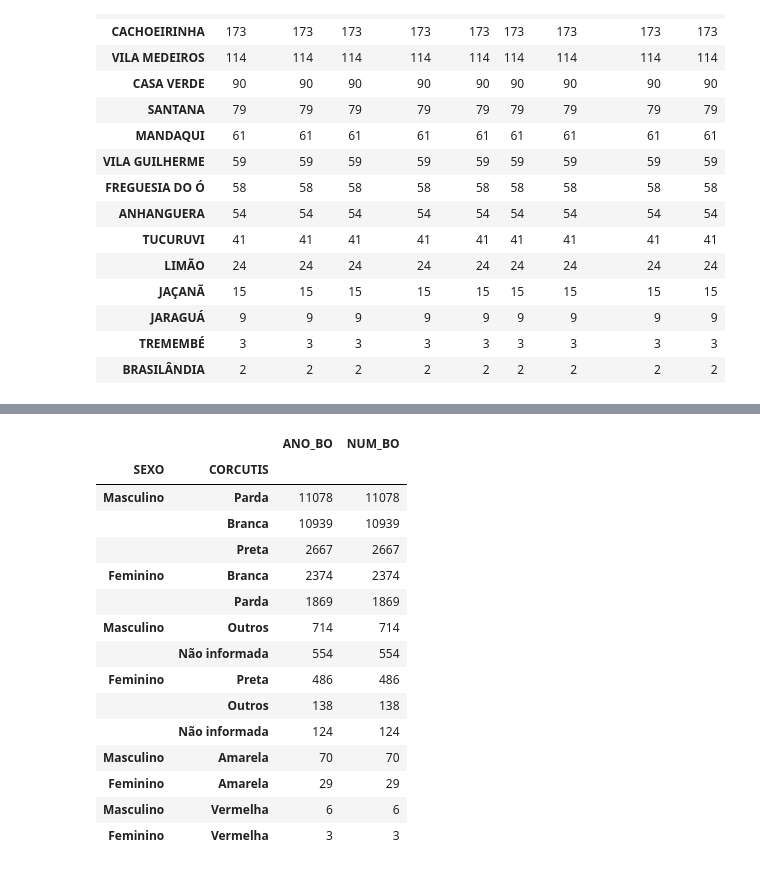
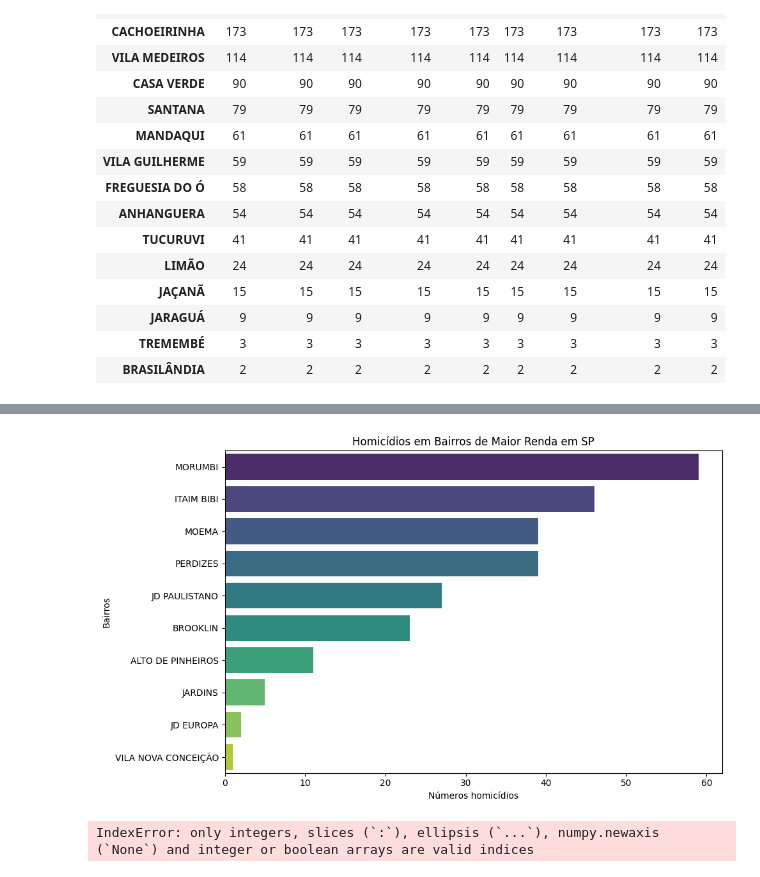
Before and after one commit to Pennini/Curso-Python-2022, a Jupyter notebook: Projeto_Final/projeto_final_crimes.ipynb, the cells around one changed output, grey strips where cells are left out. Saved outputs shown, nothing was run; the diff lists cells and outputs as text; code cells hidden in the pictures.

```diff
--- a/Projeto_Final/projeto_final_crimes.ipynb
+++ b/Projeto_Final/projeto_final_crimes.ipynb
@@ -391,5 +362,12 @@ bairros_maior_renda_sp = [
 ]
 maior_renda, homicidios_maior = maiuscula(bairros_maior_renda_sp)
 soma_maior_renda = homicidios_maior["ANO"].sum()
-homicidios_maior
+# Gráfico homicídios maior renda em sp
+plt.figure(figsize=(10, 6))
+sns.barplot(x=homicidios_maior["ANO"], y=homicidios_maior.index, data=homicidios_maior, palette="viridis")
+plt.xlabel("Números homicídios")
+plt.ylabel("Bairros")
+plt.title("Homicídios em Bairros de Maior Renda em SP")
+plt.tight_layout()
+plt.show()
 # %% [output]
@@ -408,3 +374,4 @@ homicidios_maior
+[figure, added]
 # %%
 idade_hom = idade.groupby("IDADE").count().sort_values(by="NUM_BO", ascending=False)
 sexo_hom = sexo.groupby("SEXO").count()
@@ -412,21 +379,5 @@ corcutis_hom = cor.groupby("CORCUTIS").count().sort_values(by="NUM_BO", ascendin
 # %%
 correlacao_idade_sexo = idade.merge(sexo, how='inner').groupby(["SEXO", "IDADE"]).count().sort_values(by=["ANO_BO", "ANO_BO"], ascending=[False, True])
 correlacao_cor_sexo = sexo.merge(cor, how='inner').groupby(["SEXO","CORCUTIS"]).count().sort_values(by=["ANO_BO", "ANO_BO"], ascending=[False, True])
-correlacao_cor_sexo
 # %% [output]
-|  |  | ANO_BO | NUM_BO |
-| SEXO | CORCUTIS |  |  |
-| Masculino | Parda | 11078 | 11078 |
-|  | Branca | 10939 | 10939 |
-|  | Preta | 2667 | 2667 |
-| Feminino | Branca | 2374 | 2374 |
-|  | Parda | 1869 | 1869 |
-| Masculino | Outros | 714 | 714 |
-|  | Não informada | 554 | 554 |
-| Feminino | Preta | 486 | 486 |
-|  | Outros | 138 | 138 |
-|  | Não informada | 124 | 124 |
-| Masculino | Amarela | 70 | 70 |
-| Feminino | Amarela | 29 | 29 |
-| Masculino | Vermelha | 6 | 6 |
-| Feminino | Vermelha | 3 | 3 |
+IndexError: only integers, slices (`:`), ellipsis (`...`), numpy.newaxis (`None`) and integer or boolean arrays are valid indices
```
Also changed, not shown: parts of 7 cells of this notebook.
